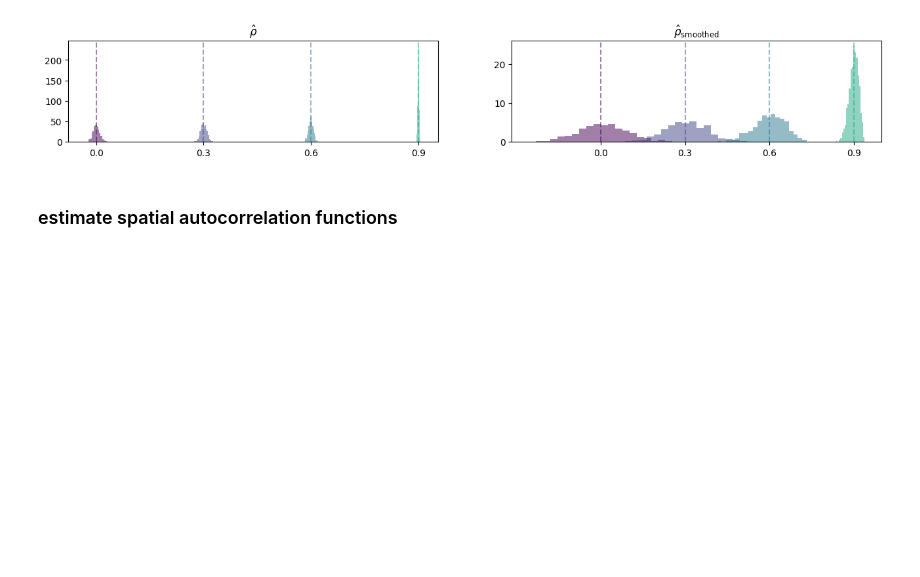
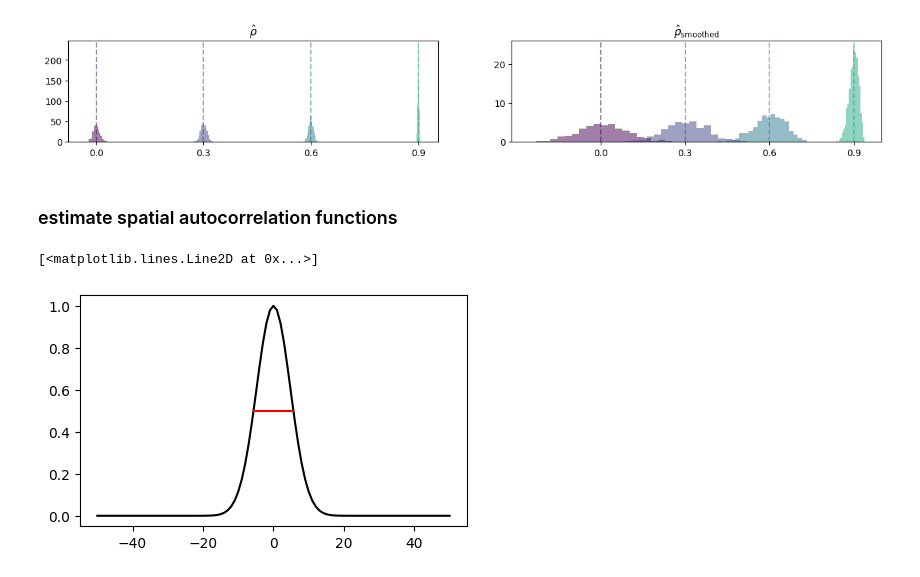
Before and after one commit to griegner/compare-brain-maps, a Jupyter notebook: examples/volumetric-simulation.ipynb, the cells around one changed output. Drawn from its saved outputs; the diff is of its cells as text; code cells hidden in the pictures; blank space fills up the shorter version.

```diff
--- a/examples/volumetric-simulation.ipynb
+++ b/examples/volumetric-simulation.ipynb
@@ -125,6 +127,62 @@ Text(0.5, 1.0, '$\\hat{\\rho}_\\text{smoothed}$')
 [figure]
 # %% [markdown]
 ### estimate spatial autocorrelation functions
+# %%
+def k(i, j, sigma=1):
+    """Gaussian kernel."""
+    return np.exp(-(i**2 + j**2) / (2 * sigma**2))
+
+
+def gaussian_acf(std, shape):
+    """Calculate the theoretical autocorrelation function (ACF) of a
+    white noise image that has been smoothed with a Gaussian kernel.
+
+    Parameters
+    ----------
+    std : float
+        The standard deviation of the smoothing kernel.
+    shape : Tuple of ints
+        Shape of the image, e.g. (100, 100).
+
+    Returns
+    -------
+    array_like `shape`
+        ACF of an 2d image smoothed with a Gaussian kernel.
+    """
+    std_scaling_factor = np.sqrt(1 / _scale_gaussian_variance(std))
+
+    # delta function
+    impulse = np.zeros(shape=shape)
+    impulse[impulse.shape[0] // 2, impulse.shape[1] // 2] = 1
+
+    # apply Gaussian kernel
+    impulse_smoothed = ndimage.gaussian_filter(impulse, sigma=std)
+    impulse_smoothed = impulse_smoothed * std_scaling_factor
+
+    # acf
+    return signal.convolve(impulse_smoothed, impulse_smoothed, mode="same")
+
+
+# std of smoothing kernel
+fwhm = 8
+std = fwhm / (2 * np.sqrt(2 * np.log(2)))
+
+# std of ACF
+std_acf = np.sqrt(2) * std
+fwhm_acf = std_acf * (2 * np.sqrt(2 * np.log(2)))
+
+# calculate theoretical ACF
+acf = gaussian_acf(std, shape=(101, 101))
+hm_acf = acf.max() / 2
+
+# plot figure
+xs = np.linspace(-50, 50, 101)
+fig, ax = plt.subplots(figsize=(5, 3))
+ax.plot(xs, acf[50, :], c="k")
+ax.plot([-fwhm_acf / 2, fwhm_acf / 2], [hm_acf, hm_acf], color="r")
+# %% [output]
+[<matplotlib.lines.Line2D at 0x...>]
+[figure, added]
 # %%
 # 1
 def acf_inner_product(img: np.ndarray, n_lags: int) -> np.ndarray:
```
Also changed, not shown: parts of 11 cells of this notebook.
